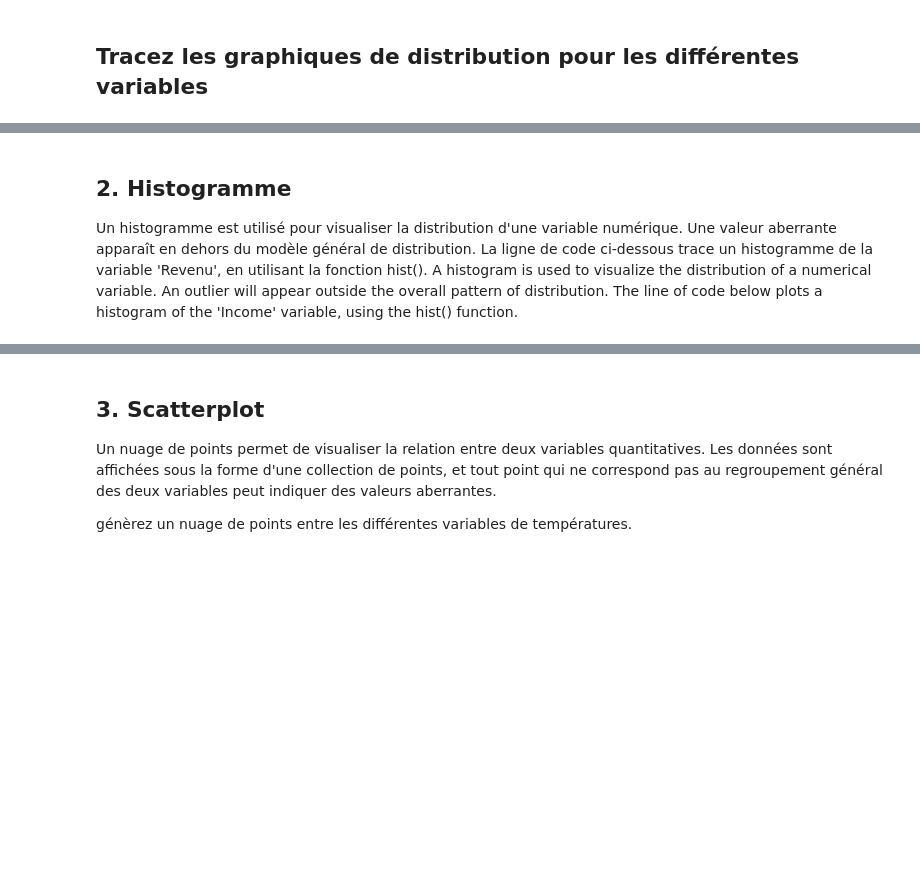
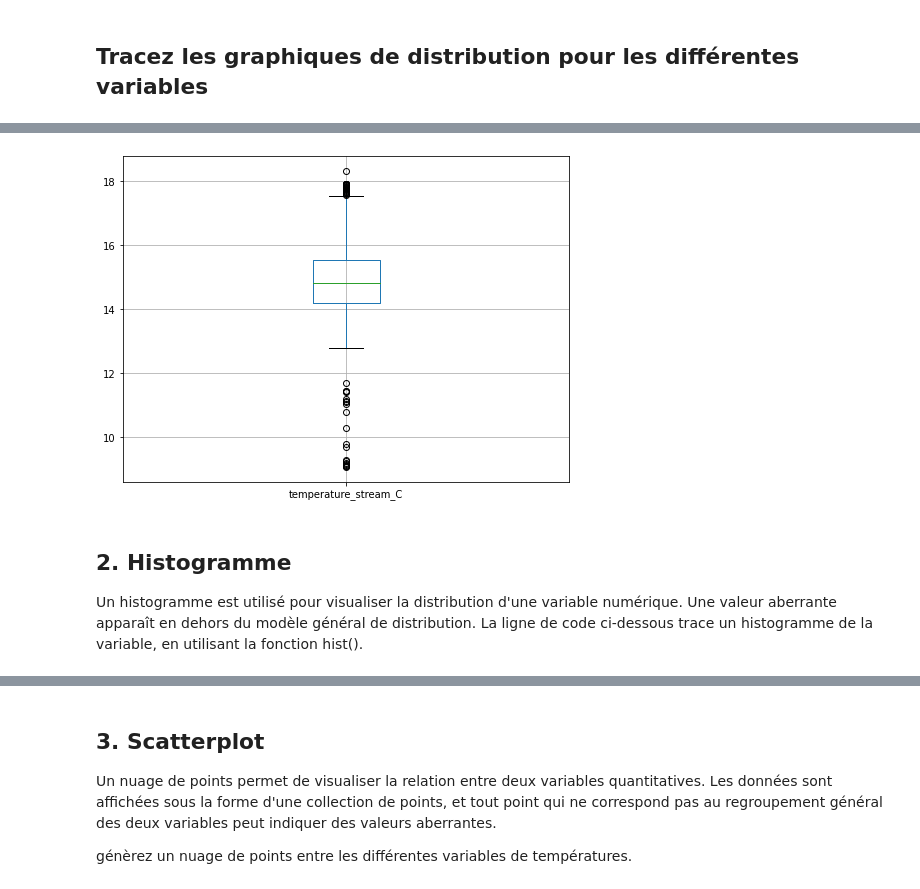
Before and after one commit to agnes-riviere/MOLONARI_1D_RESOURCES, a Jupyter notebook: Students/Felix-Camilo/data-cleaning-Chengfeng(Felix),Camilo_new.ipynb, the cells around one changed output, grey strips where cells are left out. Cells and saved outputs as stored; diff of their text form; code cells hidden in the pictures; blank space fills up the shorter version.

```diff
--- a/Students/Felix-Camilo/data-cleaning-Chengfeng(Felix),Camilo_new.ipynb
+++ b/Students/Felix-Camilo/data-cleaning-Chengfeng(Felix),Camilo_new.ipynb
@@ -226,4 +269,9 @@ axs[1].boxplot(capteur_riviere["temperature_stream_C"])
+# %%
+capteur_riviere[["temperature_stream_C"]].boxplot(figsize=(8,6))
+plt.show()
+# %% [output]
+[figure, added]
 # %% [markdown]
 ## 2. Histogramme
 
-Un histogramme est utilisé pour visualiser la distribution d'une variable numérique. Une valeur aberrante apparaît en dehors du modèle général de distribution. La ligne de code ci-dessous trace un histogramme de la variable 'Revenu', en utilisant la fonction hist(). A histogram is used to visualize the distribution of a numerical variable. An outlier will appear outside the overall pattern of distribution. The line of code below plots a histogram of the 'Income' variable, using the hist() function.
+Un histogramme est utilisé pour visualiser la distribution d'une variable numérique. Une valeur aberrante apparaît en dehors du modèle général de distribution. La ligne de code ci-dessous trace un histogramme de la variable, en utilisant la fonction hist().
```
Also changed, not shown: parts of 60 cells of this notebook.
